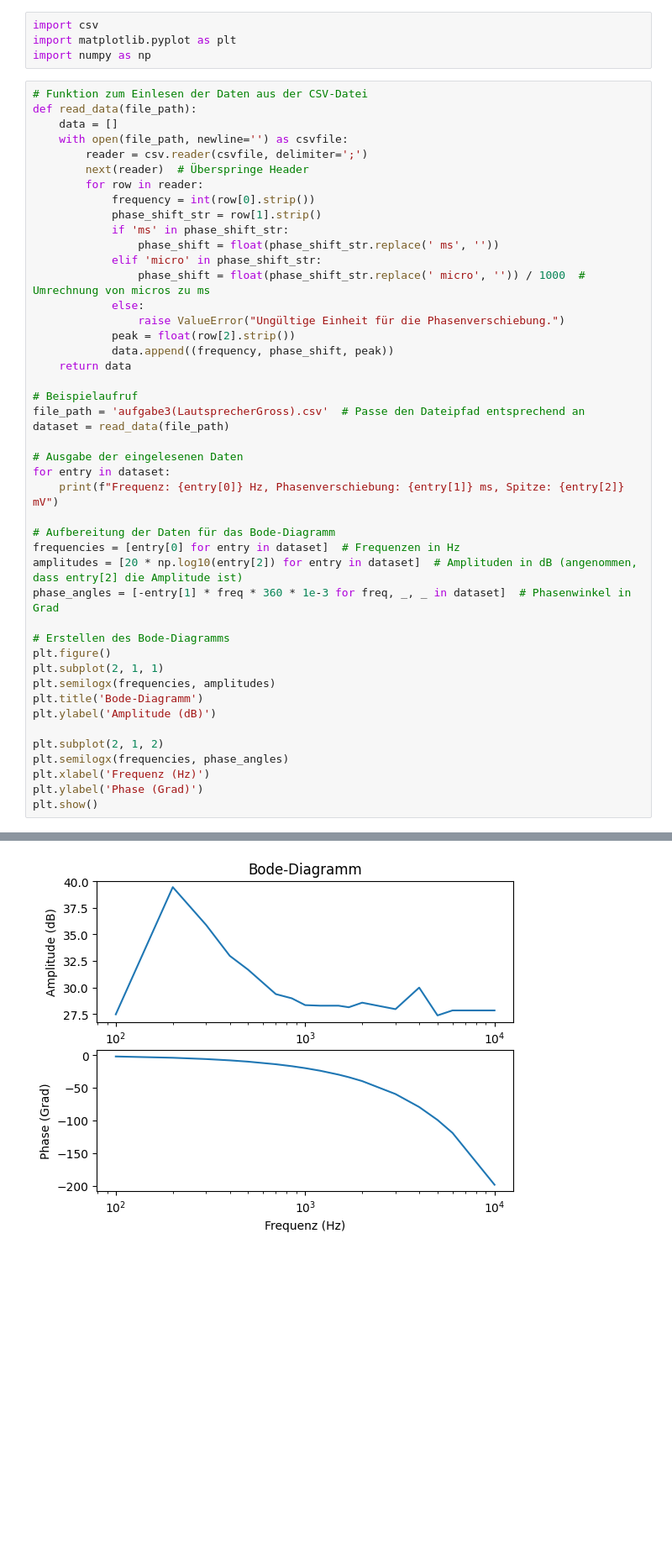
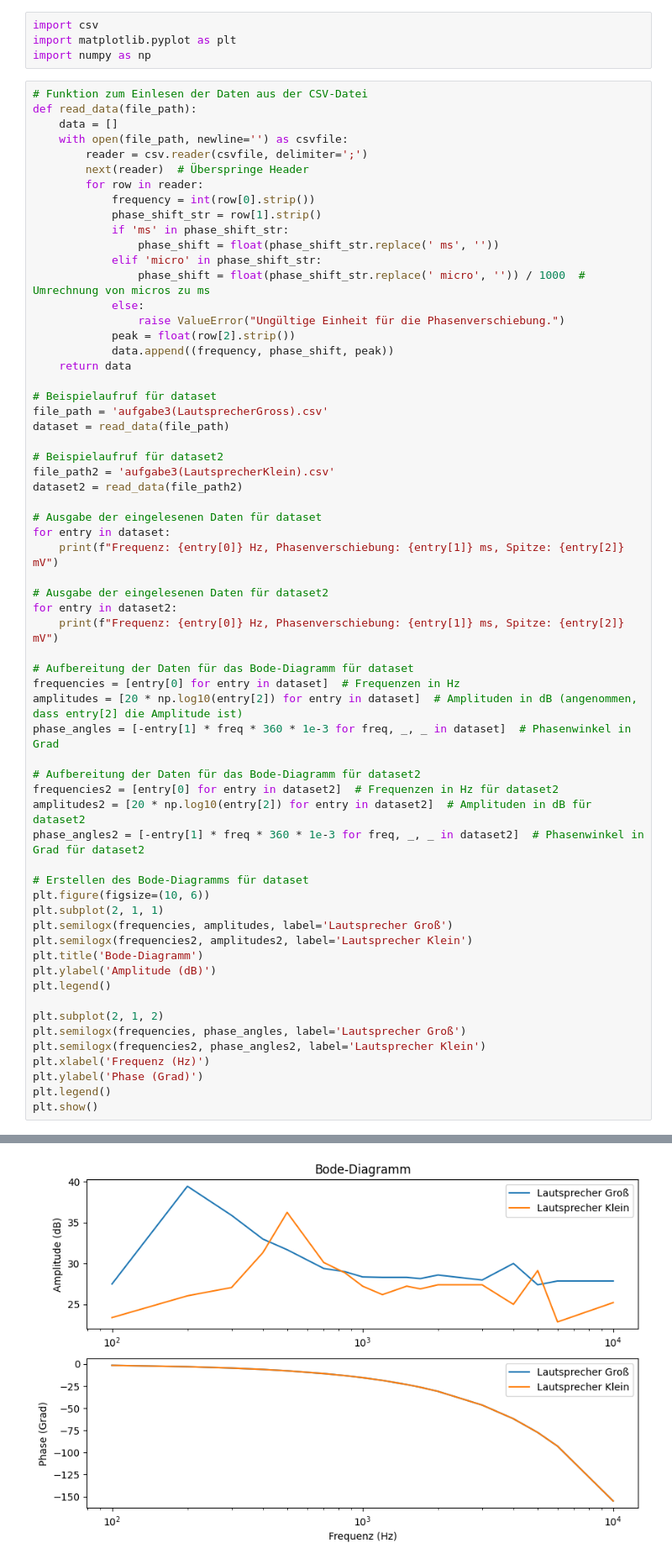
Before and after one commit to Florian11111/SSS, a Jupyter notebook: versuch 3/auswertung2.ipynb, the cells around one changed output, grey strips where cells are left out. Shown at 84% size. Cells and saved outputs as stored; diff of their text form; blank space fills up the shorter version.

```diff
--- a/versuch 3/auswertung2.ipynb
+++ b/versuch 3/auswertung2.ipynb
@@ -22,30 +22,47 @@ def read_data(file_path):
             data.append((frequency, phase_shift, peak))
     return data
 
-# Beispielaufruf
-file_path = 'aufgabe3(LautsprecherGross).csv'  # Passe den Dateipfad entsprechend an
+# Beispielaufruf für dataset
+file_path = 'aufgabe3(LautsprecherGross).csv'
 dataset = read_data(file_path)
 
-# Ausgabe der eingelesenen Daten
+# Beispielaufruf für dataset2
+file_path2 = 'aufgabe3(LautsprecherKlein).csv'
+dataset2 = read_data(file_path2)
+
+# Ausgabe der eingelesenen Daten für dataset
 for entry in dataset:
     print(f"Frequenz: {entry[0]} Hz, Phasenverschiebung: {entry[1]} ms, Spitze: {entry[2]} mV")
 
-# Aufbereitung der Daten für das Bode-Diagramm
+# Ausgabe der eingelesenen Daten für dataset2
+for entry in dataset2:
+    print(f"Frequenz: {entry[0]} Hz, Phasenverschiebung: {entry[1]} ms, Spitze: {entry[2]} mV")
+
+# Aufbereitung der Daten für das Bode-Diagramm für dataset
 frequencies = [entry[0] for entry in dataset]  # Frequenzen in Hz
 amplitudes = [20 * np.log10(entry[2]) for entry in dataset]  # Amplituden in dB (angenommen, dass entry[2] die Amplitude ist)
 phase_angles = [-entry[1] * freq * 360 * 1e-3 for freq, _, _ in dataset]  # Phasenwinkel in Grad
 
-# Erstellen des Bode-Diagramms
-plt.figure()
+# Aufbereitung der Daten für das Bode-Diagramm für dataset2
+frequencies2 = [entry[0] for entry in dataset2]  # Frequenzen in Hz für dataset2
+amplitudes2 = [20 * np.log10(entry[2]) for entry in dataset2]  # Amplituden in dB für dataset2
+phase_angles2 = [-entry[1] * freq * 360 * 1e-3 for freq, _, _ in dataset2]  # Phasenwinkel in Grad für dataset2
+
+# Erstellen des Bode-Diagramms für dataset
+plt.figure(figsize=(10, 6))
 plt.subplot(2, 1, 1)
-plt.semilogx(frequencies, amplitudes)
+plt.semilogx(frequencies, amplitudes, label='Lautsprecher Groß')
+plt.semilogx(frequencies2, amplitudes2, label='Lautsprecher Klein')
 plt.title('Bode-Diagramm')
 plt.ylabel('Amplitude (dB)')
+plt.legend()
 
 plt.subplot(2, 1, 2)
-plt.semilogx(frequencies, phase_angles)
+plt.semilogx(frequencies, phase_angles, label='Lautsprecher Groß')
+plt.semilogx(frequencies2, phase_angles2, label='Lautsprecher Klein')
 plt.xlabel('Frequenz (Hz)')
 plt.ylabel('Phase (Grad)')
+plt.legend()
 plt.show()
 # %% [output]
 Frequenz: 100 Hz, Phasenverschiebung: 5.1 ms, Spitze: 23.63 mV
@@ -68 +85 @@ Frequenz: 10000 Hz, Phasenverschiebung: 0.05511 ms, Spitze: 24.66 mV
-[figure, old version]
+[figure, new version]
```
Also changed, not shown: parts of 1 cell of this notebook.
